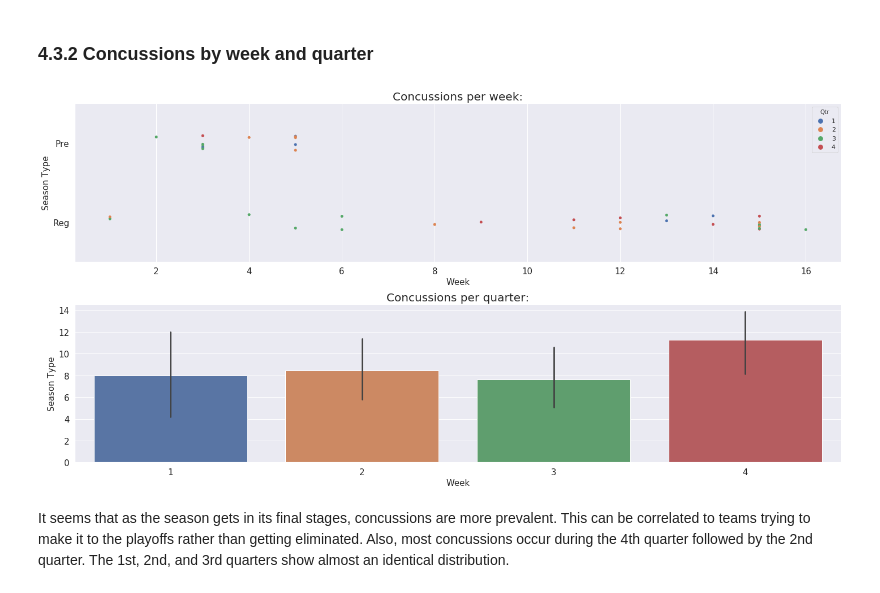
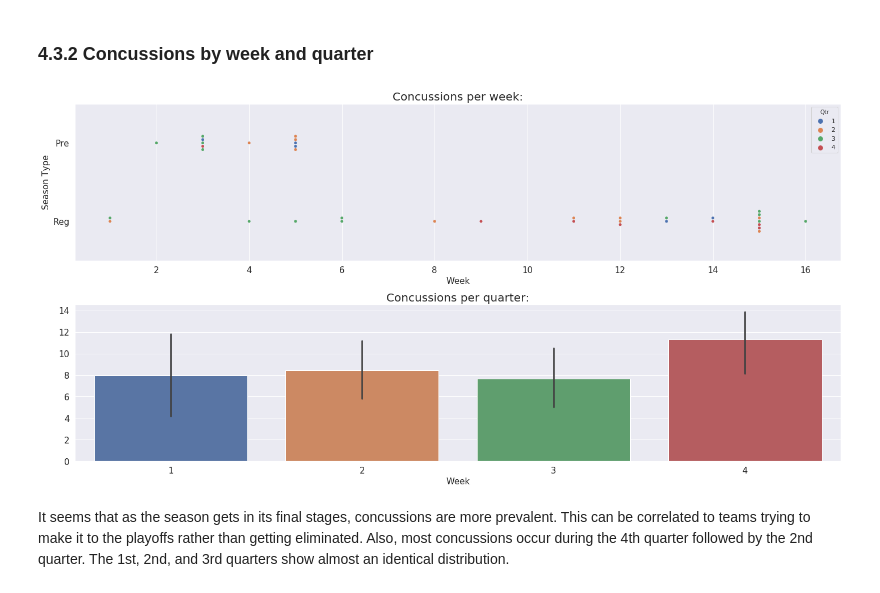
Before and after one commit to CJL89/NFL-Punt-Analysis, a Jupyter notebook: NFL_Punt_Analysis.ipynb, the cells around one changed output. Saved outputs shown, nothing was run; the diff lists cells and outputs as text; code cells hidden in the pictures.

```diff
--- a/NFL_Punt_Analysis.ipynb
+++ b/NFL_Punt_Analysis.ipynb
@@ -314,26 +314,26 @@ Clearly, more of the concussions occur during regular season rather than the pre
 # %%
 plt.figure(figsize=(20, 10))
 
 plt.subplot(2, 1, 1)
-_ = sns.stripplot(x='Week', y='Type', hue='Qtr', data=video_footage_injury)
+_ = sns.swarmplot(x='Week', y='Type', hue='Qtr', data=video_footage_injury)
 plt.title('Concussions per week:', fontsize=20)
 plt.xticks(fontsize=15)
 plt.yticks(fontsize=15)
 plt.xlabel('Week', fontsize=15)
 plt.ylabel('Season Type', fontsize=15)
 
 plt.subplot(2, 1, 2)
 _ = sns.barplot(x='Qtr', y='Week', data=video_footage_injury)
 plt.title('Concussions per quarter:', fontsize=20)
 plt.xticks(fontsize=15)
 plt.yticks(fontsize=15)
 plt.xlabel('Week', fontsize=15)
-plt.ylabel('Season Type', fontsize=15)
+plt.ylabel('')
 
 plt.tight_layout()
 plt.show()
 # %% [output]
-[figure, old version]
+[figure, new version]
 # %% [markdown]
 It seems that as the season gets in its final stages, concussions are more prevalent. This can be correlated to teams trying to make it to the playoffs rather than getting eliminated. Also, most concussions occur during the 4th quarter followed by the 2nd quarter. The 1st, 2nd, and 3rd quarters show almost an identical distribution.
 # %% [markdown]
```
Also changed, not shown: parts of 8 cells of this notebook.
